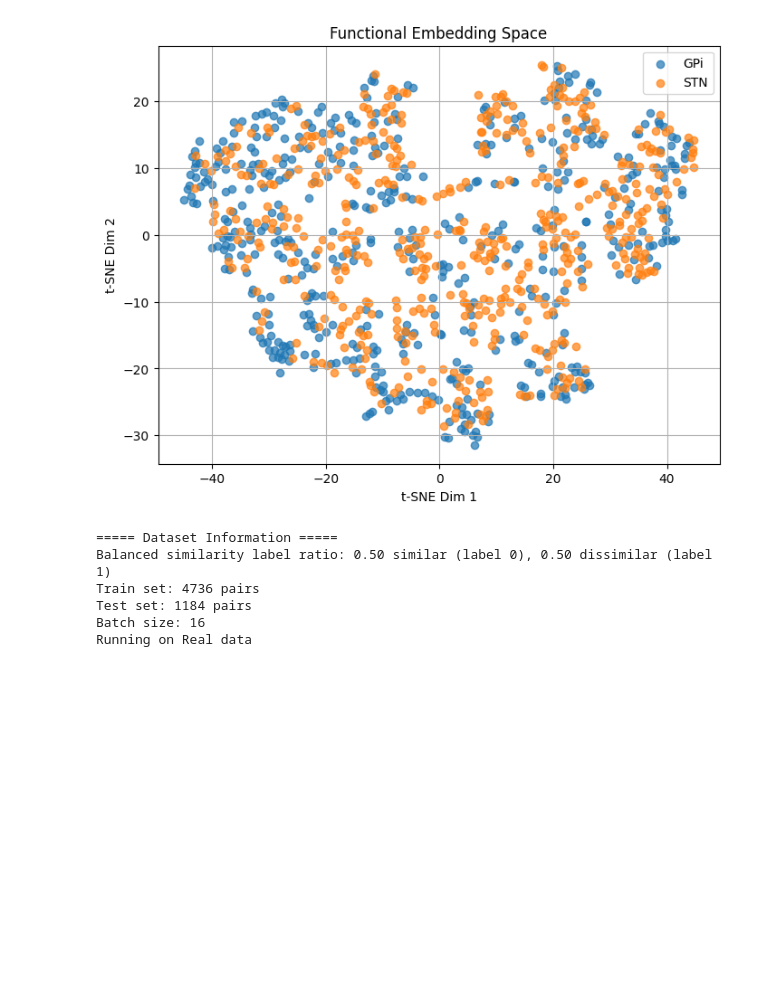
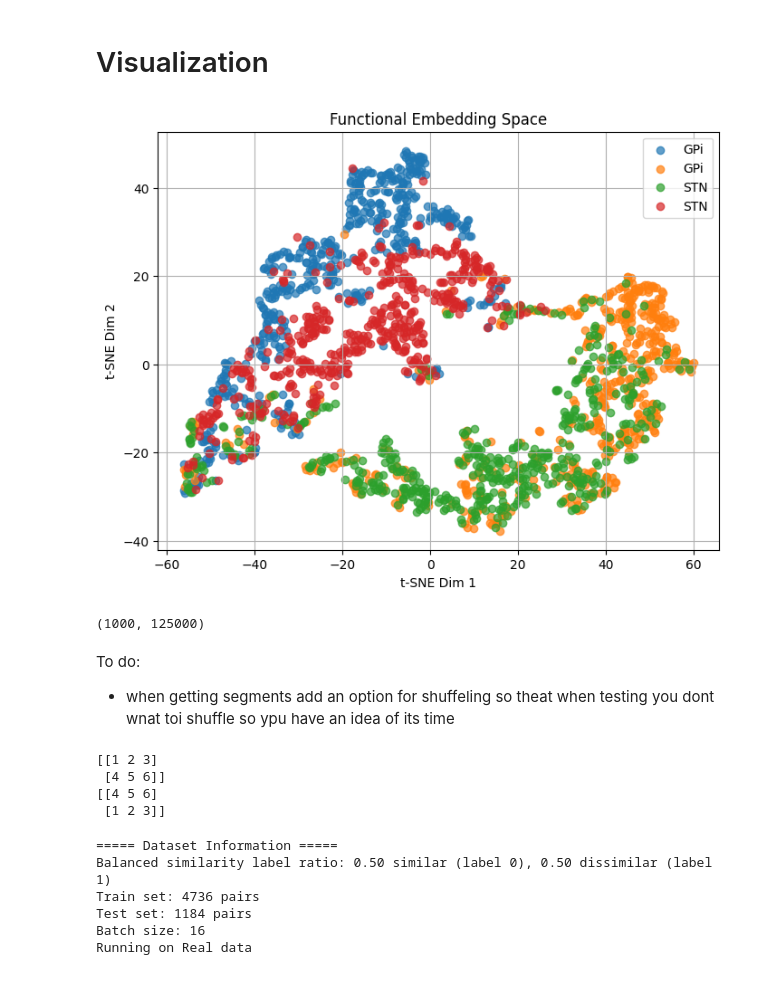
Before and after one commit to sijavadzadeh/NIPS2025, a Jupyter notebook: siamese_lfp_model.ipynb, the cells around one changed output. Drawn from its saved outputs; the diff is of its cells as text; code cells hidden in the pictures; blank space fills up the shorter version.

Commit message:
added visualization and multi-channel

```diff
--- a/siamese_lfp_model.ipynb
+++ b/siamese_lfp_model.ipynb
@@ -376,7 +389,7 @@ def visualize(embeddings_with_labels):
     plt.figure(figsize=(8, 6))
     for label in np.unique(labels):
         idx = labels == label
-        plt.scatter(reduced[idx, 0], reduced[idx, 1], label=f"{'GPi' if label == 0 else 'STN'}", alpha=0.7)
+        plt.scatter(reduced[idx, 0], reduced[idx, 1], label=f"{'GPi' if label < 2 else 'STN'}", alpha=0.7)
 
     plt.legend()
     plt.title("Functional Embedding Space")
@@ -529,37 +547,68 @@ SiameseNet(
+# %% [markdown]
+# Visualization
 # %%
 # visualize_embeddings.py
 
 
 # model = SiameseNet(embedding_dim=EMBEDDING_DIM).to(device)
 # model.load_state_dict(torch.load("only weights_siamese_model.pt", map_location=device))
-trained_model= torch.load("runs/siamese_2025-04-22_18-20/full_siamese_model_best.pt", weights_only=False)
+trained_model= torch.load("runs/siamese_2025-04-22_19-11/full_siamese_model_best.pt", weights_only=False)
 trained_model.eval()
 encoder_model = trained_model.encoder
 encoder_model.eval()
 
+dataPath = get_data_directory()
+with h5py.File(dataPath+ "microGPi1_L_4_CommonFiltered.mat", "r") as f:
+    raw_gpi1 = np.array(f["data"]).squeeze()
+    fs = int(np.array(f["fs"]).squeeze())
+with h5py.File(dataPath+ "microGPi1_L_6_CommonFiltered.mat", "r") as f:
+    raw_gpi2 = np.array(f["data"]).squeeze()
+with h5py.File(dataPath + "microSTN_L_3_CommonFiltered.mat", "r") as f:
+    raw_stn1 = np.array(f["data"]).squeeze()  # replace with your actual filename
+with h5py.File(dataPath + "microSTN_L_1_CommonFiltered.mat", "r") as f:
+    raw_stn2 = np.array(f["data"]).squeeze()  # replace with your actual filename
+
+# normalization
+gpi_data1 = (raw_gpi1 - np.mean(raw_gpi1)) / np.std(raw_gpi1)
+gpi_data2 = (raw_gpi2 - np.mean(raw_gpi2)) / np.std(raw_gpi2)
+
+stn_data1 = (raw_stn1 - np.mean(raw_stn1)) / np.std(raw_stn1)
+stn_data2 = (raw_stn2 - np.mean(raw_stn2)) / np.std(raw_stn2)
 
 
-dataPath = get_data_directory()
-with h5py.File(dataPath+ "microGPi1_L_5_CommonFiltered.mat", "r") as f:
-    raw_gpi = np.array(f["data"]).squeeze()
-    fs = int(np.array(f["fs"]).squeeze())
-with h5py.File(dataPath + "microSTN_L_2_CommonFiltered.mat", "r") as f:
-    raw_stn = np.array(f["data"]).squeeze()  # replace with your actual filename
+gpi_segments1 = segment_data(gpi_data1, SEGMENT_LENGTH)[:500]  # take first 100 segments\
+gpi_segments2 = segment_data(gpi_data2, SEGMENT_LENGTH)[:500]  # take first 100 segments
+stn_segments1 = segment_data(stn_data1, SEGMENT_LENGTH)[:500]
+stn_segments2 = segment_data(stn_data2, SEGMENT_LENGTH)[:500]
 
-# normalization
-gpi_data = (raw_gpi - np.mean(raw_gpi)) / np.std(raw_gpi)
-stn_data = (raw_stn - np.mean(raw_stn)) / np.std(raw_stn)
+gpi_embeddings1 = extract_embeddings(encoder_model, gpi_segments1, label=0, device=device)
+gpi_embeddings2 = extract_embeddings(encoder_model, gpi_segments2, label=1, device=device)
+stn_embeddings1 = extract_embeddings(encoder_model, stn_segments1, label=3, device=device)
+stn_embeddings2 = extract_embeddings(encoder_model, stn_segments2, label=4, device=device)
 
-gpi_segments = segment_data(gpi_data, SEGMENT_LENGTH)[:500]  # take first 100 segments
-stn_segments = segment_data(stn_data, SEGMENT_LENGTH)[:500]
-
-gpi_embeddings = extract_embeddings(encoder_model, gpi_segments, label=0, device=device)
-stn_embeddings = extract_embeddings(encoder_model, stn_segments, label=1, device=device)
-
-all_embeddings = gpi_embeddings + stn_embeddings
+all_embeddings = gpi_embeddings1 + gpi_embeddings2+stn_embeddings1+stn_embeddings2
 visualize(all_embeddings)
 # %% [output]
-[figure, old version]
+[figure, new version]
+# %%
+gpi_segments1.shape
+a = np.concatenate([gpi_segments1,gpi_segments1])
+a.shape
+# %% [output]
+(1000, 125000)
+# %% [markdown]
+To do:
+- when getting segments add an option for shuffeling so theat when testing you dont wnat toi shuffle so ypu have an idea of its time
+# %%
+a = np.array([[1,2,3],[4,5,6]])
+print(a)
+np.random.shuffle(a)
+print(a)
+# %% [output]
+[[1 2 3]
+ [4 5 6]]
+[[4 5 6]
+ [1 2 3]]
 # %%
 # # Run
 # if __name__ == "__main__":
```
Also changed, not shown: parts of 6 cells of this notebook, 1 other file.
